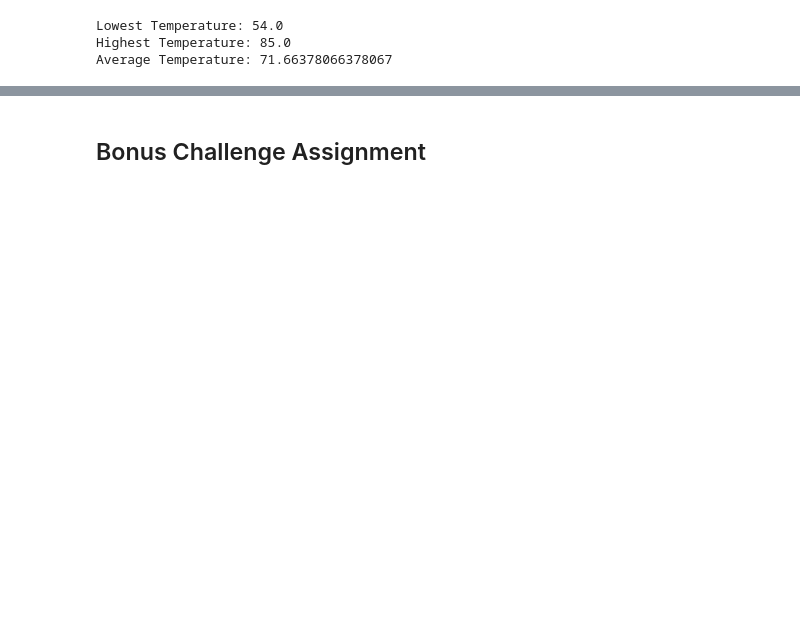
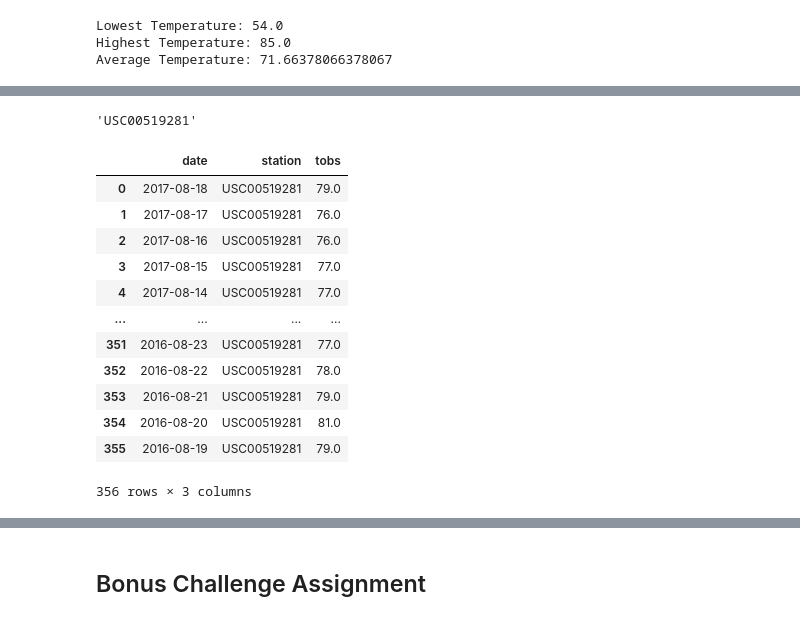
Before and after one commit to dianeyaneza/UWA-Data-Homework-SQLAlchemy-challenge, a Jupyter notebook: climate_starter.ipynb, the cells around one changed output, grey strips where cells are left out. Drawn from its saved outputs; the diff is of its cells as text; code cells hidden in the pictures; blank space fills up the shorter version.

```diff
--- a/climate_starter.ipynb
+++ b/climate_starter.ipynb
@@ -173,3 +209,26 @@ Average Temperature: 71.66378066378067
 # %%
 # Choose the station with the highest number of temperature observations.
-# Query the last 12 months of temperature observation data for this station and plot the results as a histogram
+highest_tobs = tobs_recorded[0][0]
+highest_tobs
+# %% [output]
+'USC00519281'
+# %%
+# Query the last 12 months of temperature observation data for this station and
+htobs_last12 = last12mo = dt.datetime(2016, 8, 18)
+stat_htobs_last12 = session.query(Measurement.date, Measurement.station, Measurement.tobs).order_by(Measurement.date.desc()).filter(Measurement.station ==  highest_tobs).filter(Measurement.date > last12mo).all()
+stat_htobs_last12_df = pd.DataFrame(stat_htobs_last12)
+stat_htobs_last12_df
+# %% [output]
+|  | date | station | tobs |
+| 0 | 2017-08-18 | USC00519281 | 79.0 |
+| 1 | 2017-08-17 | USC00519281 | 76.0 |
+| 2 | 2017-08-16 | USC00519281 | 76.0 |
+| 3 | 2017-08-15 | USC00519281 | 77.0 |
+| 4 | 2017-08-14 | USC00519281 | 77.0 |
+| ... | ... | ... | ... |
+| 351 | 2016-08-23 | USC00519281 | 77.0 |
+| 352 | 2016-08-22 | USC00519281 | 78.0 |
+| 353 | 2016-08-21 | USC00519281 | 79.0 |
+| 354 | 2016-08-20 | USC00519281 | 81.0 |
+| 355 | 2016-08-19 | USC00519281 | 79.0 |
+356 rows × 3 columns
```
Also changed, not shown: parts of 5 cells of this notebook.
